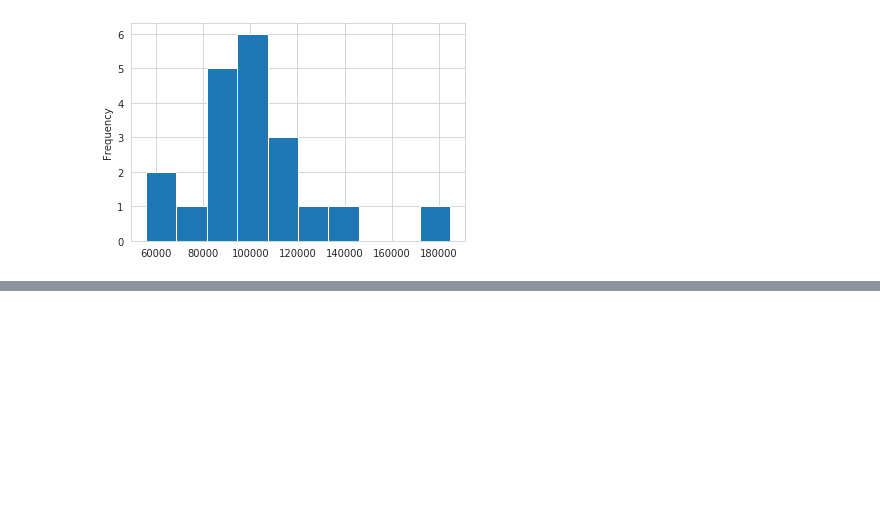
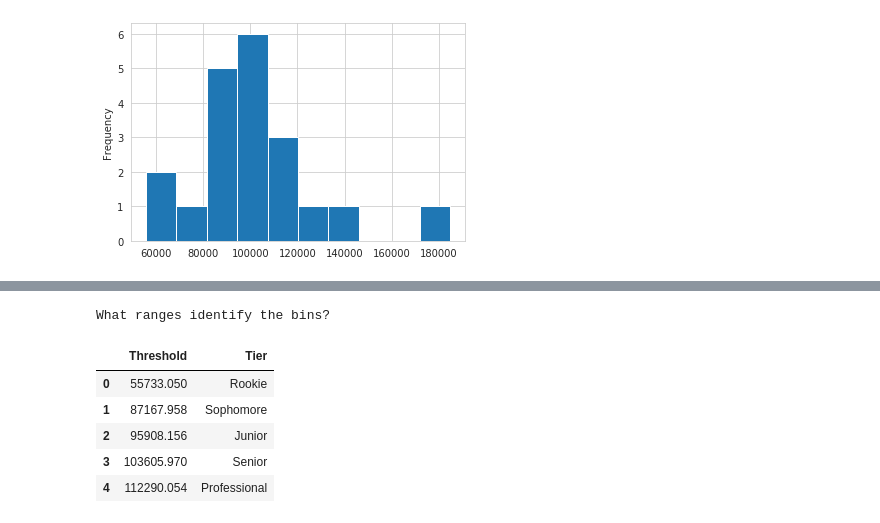
Before and after one commit to vbloise3/awsCert, a Jupyter notebook: public/Exam Notes/16-Numerical-Engineering.ipynb, the cells around one changed output, grey strips where cells are left out. Drawn from its saved outputs; the diff is of its cells as text; code cells hidden in the pictures; blank space fills up the shorter version.

```diff
--- a/public/Exam Notes/16-Numerical-Engineering.ipynb
+++ b/public/Exam Notes/16-Numerical-Engineering.ipynb
@@ -101,0 +134,19 @@ df['price'].plot(kind='hist')
+# %%
+# Check the bin ranges
+print(color.BOLD + color.PURPLE + "\nWhat ranges identify the bins?" + color.END)
+results, bin_edges = pd.qcut(df['price'],
+                            q=[0, .2, .4, .6, .8, 1],
+                            labels=bin_labels_5,
+                            retbins=True)
+
+results_table = pd.DataFrame(zip(bin_edges, bin_labels_5),
+                            columns=['Threshold', 'Tier'])
+results_table
+# %% [output]
+What ranges identify the bins?
+|  | Threshold | Tier |
+| 0 | 55733.050 | Rookie |
+| 1 | 87167.958 | Sophomore |
+| 2 | 95908.156 | Junior |
+| 3 | 103605.970 | Senior |
+| 4 | 112290.054 | Professional |
```
Also changed, not shown: parts of 5 cells of this notebook.
